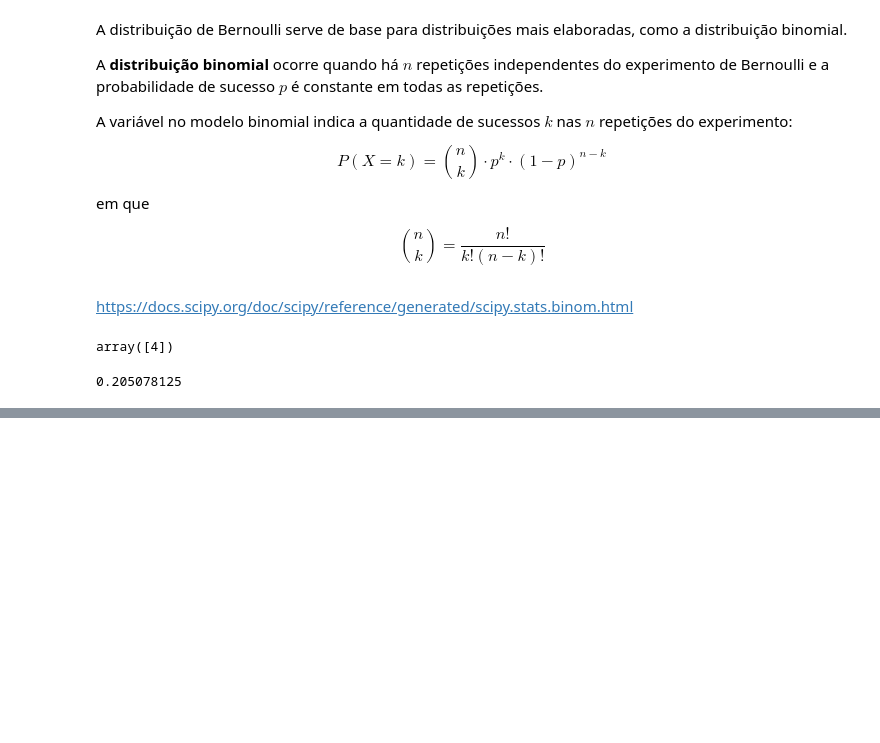
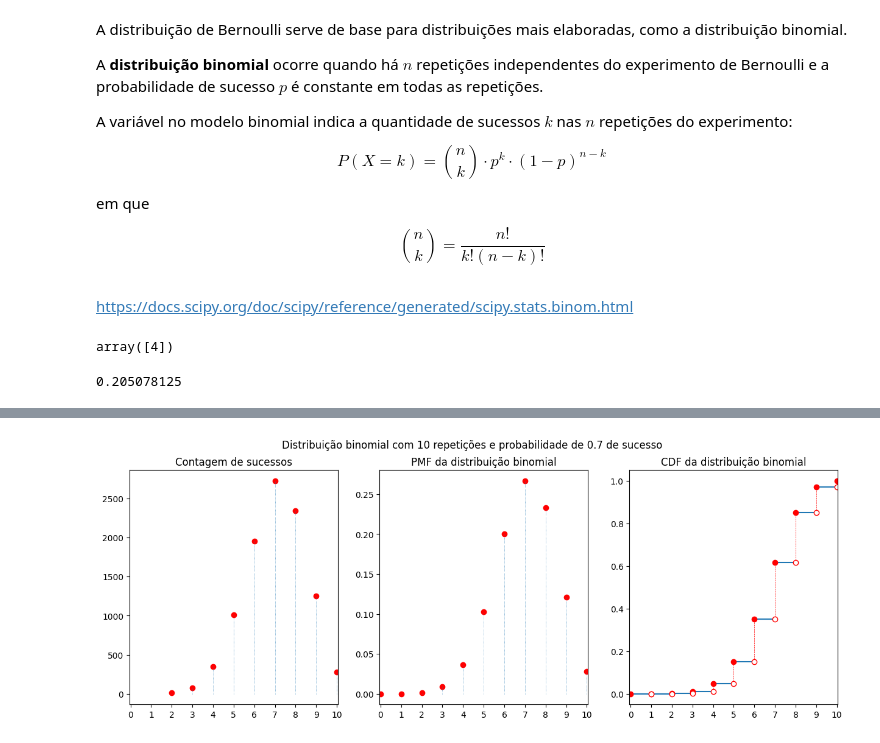
Before and after one commit to PauloViniciusR/Estatistica_dados, a Jupyter notebook: Estatistica_Probabilistica/05_discretas_binomial.ipynb, the cells around one changed output, grey strips where cells are left out. Drawn from its saved outputs; the diff is of its cells as text; code cells hidden in the pictures; blank space fills up the shorter version.

```diff
--- a/Estatistica_Probabilistica/05_discretas_binomial.ipynb
+++ b/Estatistica_Probabilistica/05_discretas_binomial.ipynb
@@ -92,0 +131,10 @@ plt.xticks(valores);
+# %%
+from graficos import plot_binomial
+
+plot_binomial(
+    n_repeticoes=10,
+    probabilidade_sucesso=0.7,
+    n_experimentos=100_00,
+)
+# %% [output]
+[figure, added]
```
Also changed, not shown: parts of 5 cells of this notebook.
